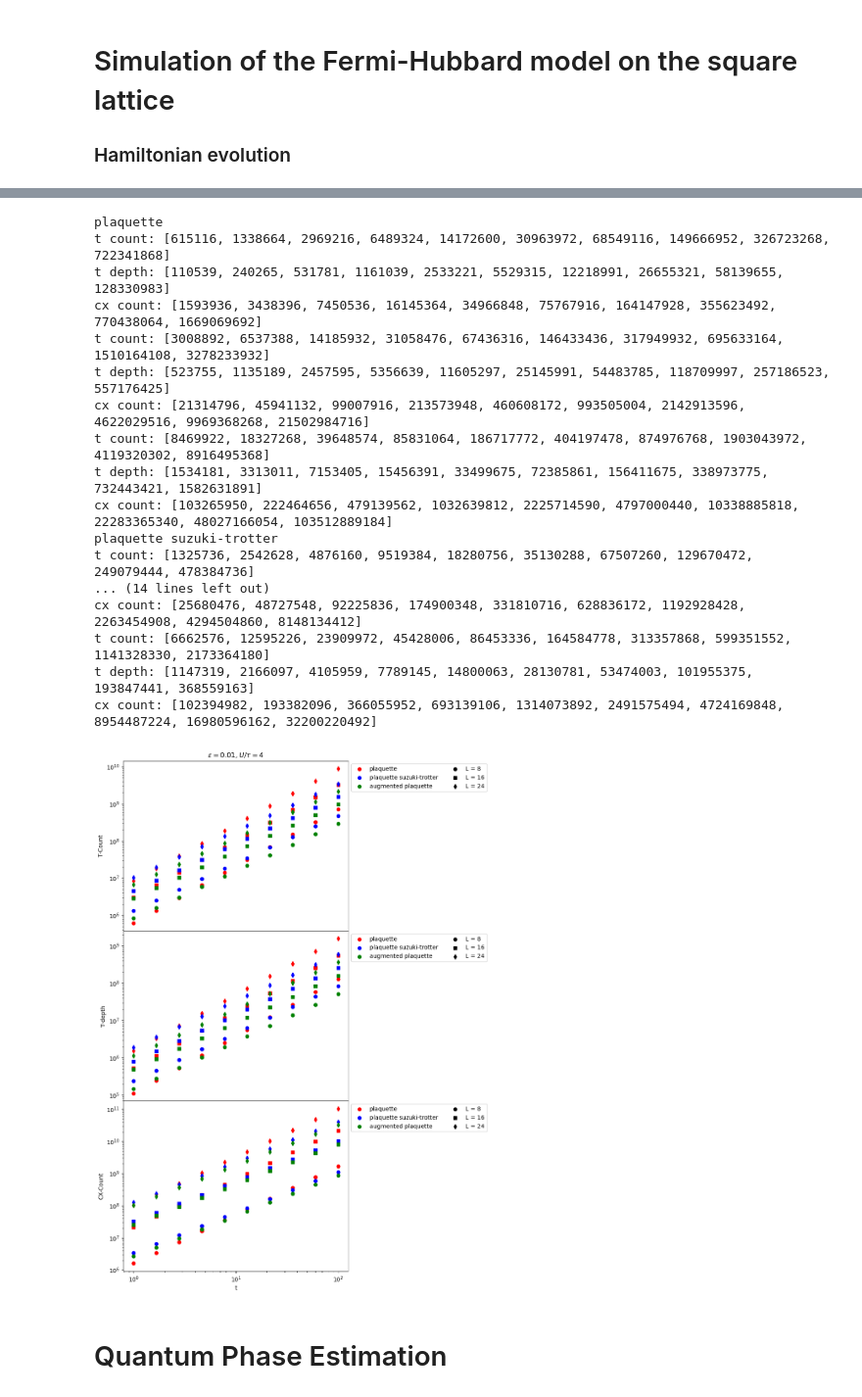
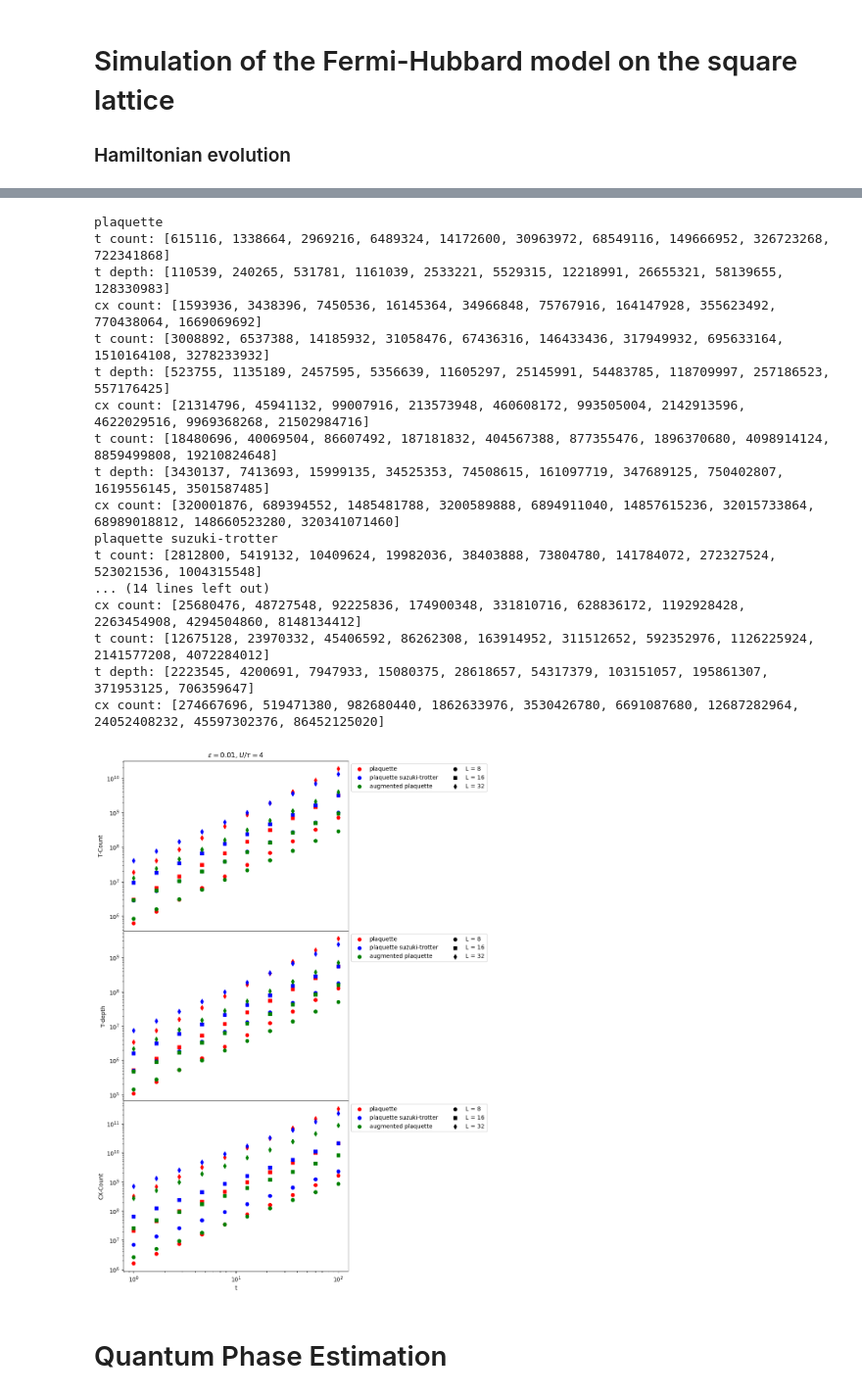
Before and after one commit to BjornTCC/lie-trotterization, a Jupyter notebook: square_lattice.ipynb, the cells around one changed output, grey strips where cells are left out. Shown at 98% size. Drawn from its saved outputs; the diff is of its cells as text; code cells hidden in the pictures.

```diff
--- a/square_lattice.ipynb
+++ b/square_lattice.ipynb
@@ -106,7 +106,7 @@ def dict_to_cx_count(dct: dict) -> int:
 t = 10
 logeps_list = np.linspace(-3, -1, 5)
 eps_list = np.pow(10, logeps_list)
-Ls = [8, 16, 24]
+Ls = [8, 16, 32]
 
 colors = ['r', 'b', 'g']
 marker_styles = ['o', 's', 'd']
@@ -154,7 +154,7 @@ for gate_gen, color, comp_strat in zip([gates_2nd_order, gates_4th_order, gates_
 logts = np.linspace(0, 2, 10)
 ts = np.pow(10, logts)
 eps = 0.01
-Ls = [8, 16, 24]
+Ls = [8, 16, 32]
 
 colors = ['r', 'b', 'g']
 marker_styles = ['o', 's', 'd']
@@ -184,41 +184,41 @@ for gate_gen, color, comp_strat in zip([gates_2nd_order, gates_4th_order, gates_
             t,
             eps,
             t_gates,
             outer_gates=u_gates,
             trotter_steps_from_time_and_error=get_trotter_count_func(comp_strat, L),
             x=x,
             synthesize_rotation_with="RUS"
         )
             for t in ts
                ]
         ys_t = [dict_to_t_count(d) for d in dcts]
         ys_td = [dict_to_t_depth(d) for d in dcts]
         ys_cx = [dict_to_cx_count(d) for d in dcts]
         print("t count:", ys_t)
         print("t depth:", ys_td)
         print("cx count:", ys_cx)
         ax_t.scatter(ts, ys_t, marker = marker_style, c = color)
         ax_td.scatter(ts, ys_td, marker = marker_style, c = color)
         ax_cx.scatter(ts, ys_cx, marker = marker_style, c = color)
 # %% [output]
 plaquette
 t count: [615116, 1338664, 2969216, 6489324, 14172600, 30963972, 68549116, 149666952, 326723268, 722341868]
 t depth: [110539, 240265, 531781, 1161039, 2533221, 5529315, 12218991, 26655321, 58139655, 128330983]
 cx count: [1593936, 3438396, 7450536, 16145364, 34966848, 75767916, 164147928, 355623492, 770438064, 1669069692]
 t count: [3008892, 6537388, 14185932, 31058476, 67436316, 146433436, 317949932, 695633164, 1510164108, 3278233932]
 t depth: [523755, 1135189, 2457595, 5356639, 11605297, 25145991, 54483785, 118709997, 257186523, 557176425]
 cx count: [21314796, 45941132, 99007916, 213573948, 460608172, 993505004, 2142913596, 4622029516, 9969368268, 21502984716]
-t count: [8469922, 18327268, 39648574, 85831064, 186717772, 404197478, 874976768, 1903043972, 4119320302, 8916495368]
-t depth: [1534181, 3313011, 7153405, 15456391, 33499675, 72385861, 156411675, 338973775, 732443421, 1582631891]
-cx count: [103265950, 222464656, 479139562, 1032639812, 2225714590, 4797000440, 10338885818, 22283365340, 48027166054, 103512889184]
+t count: [18480696, 40069504, 86607492, 187181832, 404567388, 877355476, 1896370680, 4098914124, 8859499808, 19210824648]
+t depth: [3430137, 7413693, 15999135, 34525353, 74508615, 161097719, 347689125, 750402807, 1619556145, 3501587485]
+cx count: [320001876, 689394552, 1485481788, 3200589888, 6894911040, 14857615236, 32015733864, 68989018812, 148660523280, 320341071460]
 plaquette suzuki-trotter
-t count: [1325736, 2542628, 4876160, 9519384, 18280756, 35130288, 67507260, 129670472, 249079444, 478384736]
+t count: [2812800, 5419132, 10409624, 19982036, 38403888, 73804780, 141784072, 272327524, 523021536, 1004315548]
 ... (14 lines left out)
 cx count: [25680476, 48727548, 92225836, 174900348, 331810716, 628836172, 1192928428, 2263454908, 4294504860, 8148134412]
-t count: [6662576, 12595226, 23909972, 45428006, 86453336, 164584778, 313357868, 599351552, 1141328330, 2173364180]
-t depth: [1147319, 2166097, 4105959, 7789145, 14800063, 28130781, 53474003, 101955375, 193847441, 368559163]
-cx count: [102394982, 193382096, 366055952, 693139106, 1314073892, 2491575494, 4724169848, 8954487224, 16980596162, 32200220492]
+t count: [12675128, 23970332, 45406592, 86262308, 163914952, 311512652, 592352976, 1126225924, 2141577208, 4072284012]
+t depth: [2223545, 4200691, 7947933, 15080375, 28618657, 54317379, 103151057, 195861307, 371953125, 706359647]
+cx count: [274667696, 519471380, 982680440, 1862633976, 3530426780, 6691087680, 12687282964, 24052408232, 45597302376, 86452125020]
-[figure, old version]
+[figure, new version]
 # %% [markdown]
 # Quantum Phase Estimation
 # %%
```
Also changed, not shown: parts of 3 cells of this notebook, 1 other file.
